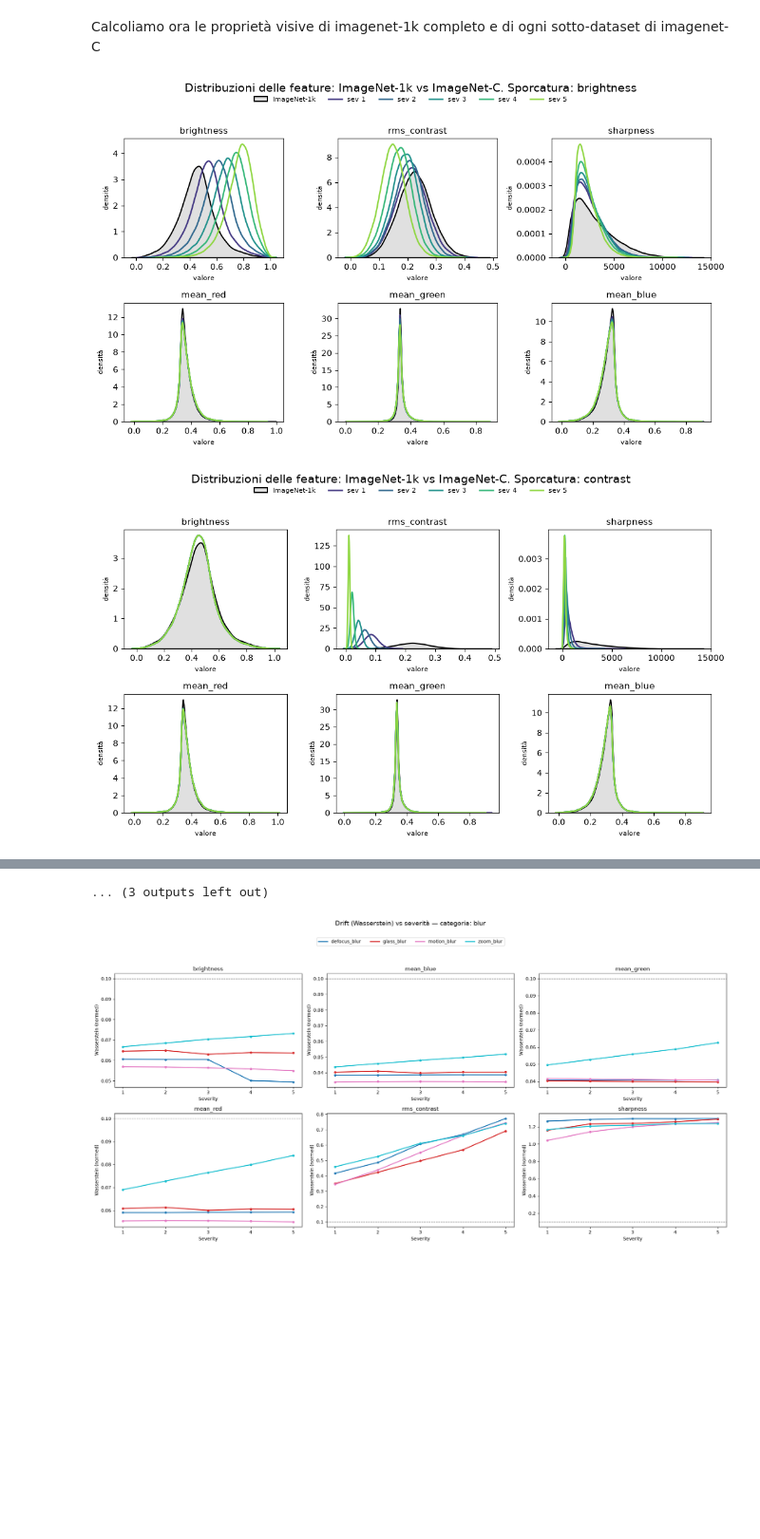
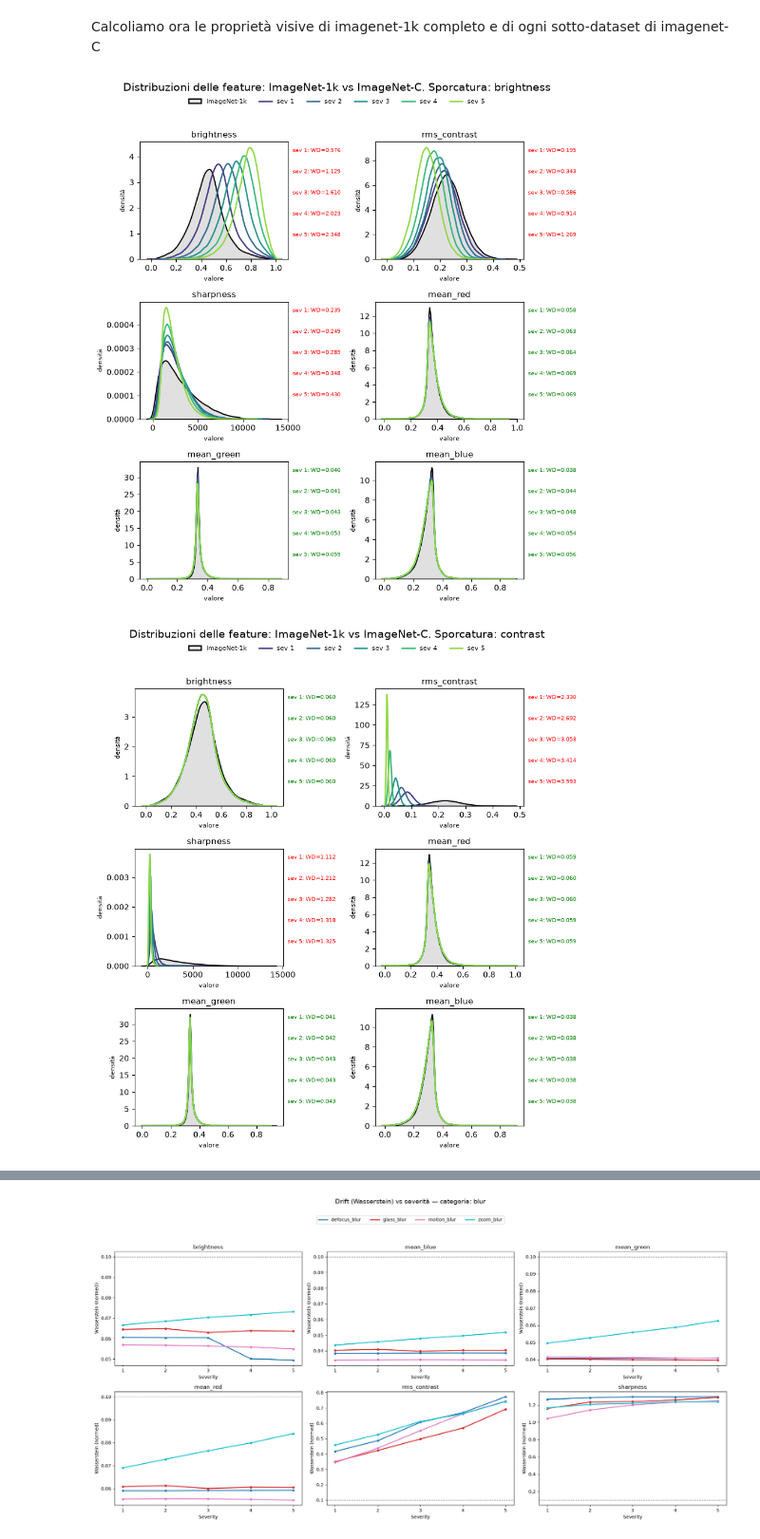
Before and after one commit to spitfire233/DataDrift-Project, a Jupyter notebook: data_analysis/dataset_analysis.ipynb, the cells around one changed output, grey strips where cells are left out. Shown at 95% size. Saved outputs shown, nothing was run; the diff lists cells and outputs as text; code cells hidden in the pictures; blank space fills up the shorter version.

Commit message:
Modified graphs

```diff
--- a/data_analysis/dataset_analysis.ipynb
+++ b/data_analysis/dataset_analysis.ipynb
@@ -336,7 +336,7 @@ feature_table = build_feature_table(
 # %%
 DISTRIBUTION_BY_CORRUPTION_OUT_DIR = BASE_OUT_DIR / "distributions_by_corruption"
 DISTRIBUTION_BY_CORRUPTION_OUT_DIR.mkdir(parents = True, exist_ok = True)
-figs = plot_distributions_by_corruption(feature_table, save_dir = DISTRIBUTION_BY_CORRUPTION_OUT_DIR)
+figs = plot_distributions_by_corruption(feature_table, drift_table, save_dir = DISTRIBUTION_BY_CORRUPTION_OUT_DIR)
 # %% [output]
-[figure, old version]
+[figure, new version]
-[figure, old version]
+[figure, new version]
@@ -353,4 +344,3 @@ figs = plot_distributions_by_corruption(feature_table, save_dir = DISTRIBUTION_B
-... (3 outputs left out)
 # %%
 SEVERITY_CURVES_OUT_DIR = BASE_OUT_DIR / "severity_curves"
 SEVERITY_CURVES_OUT_DIR.mkdir(parents = True, exist_ok = True)
```
Also changed, not shown: parts of 1 cell of this notebook, 21 other files.
